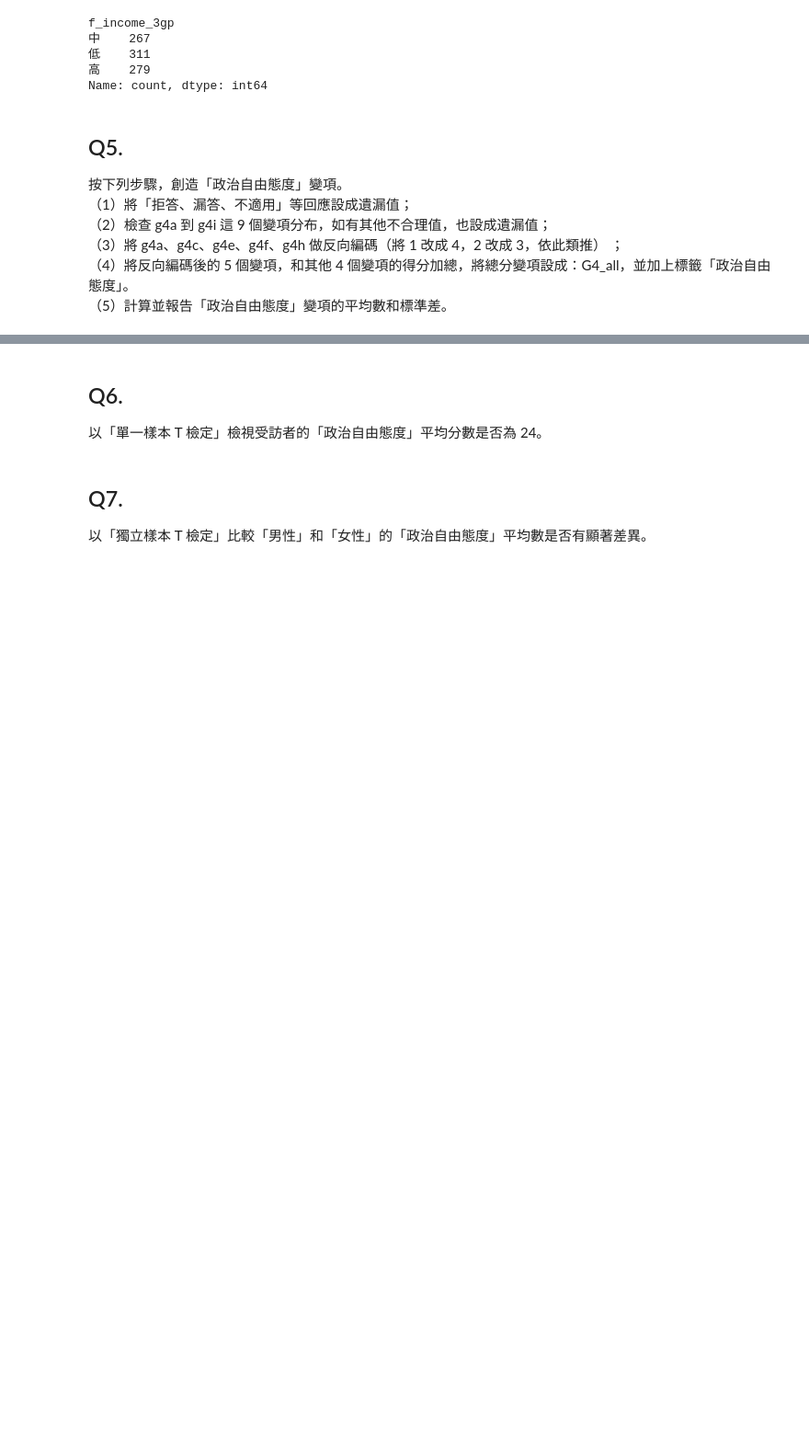
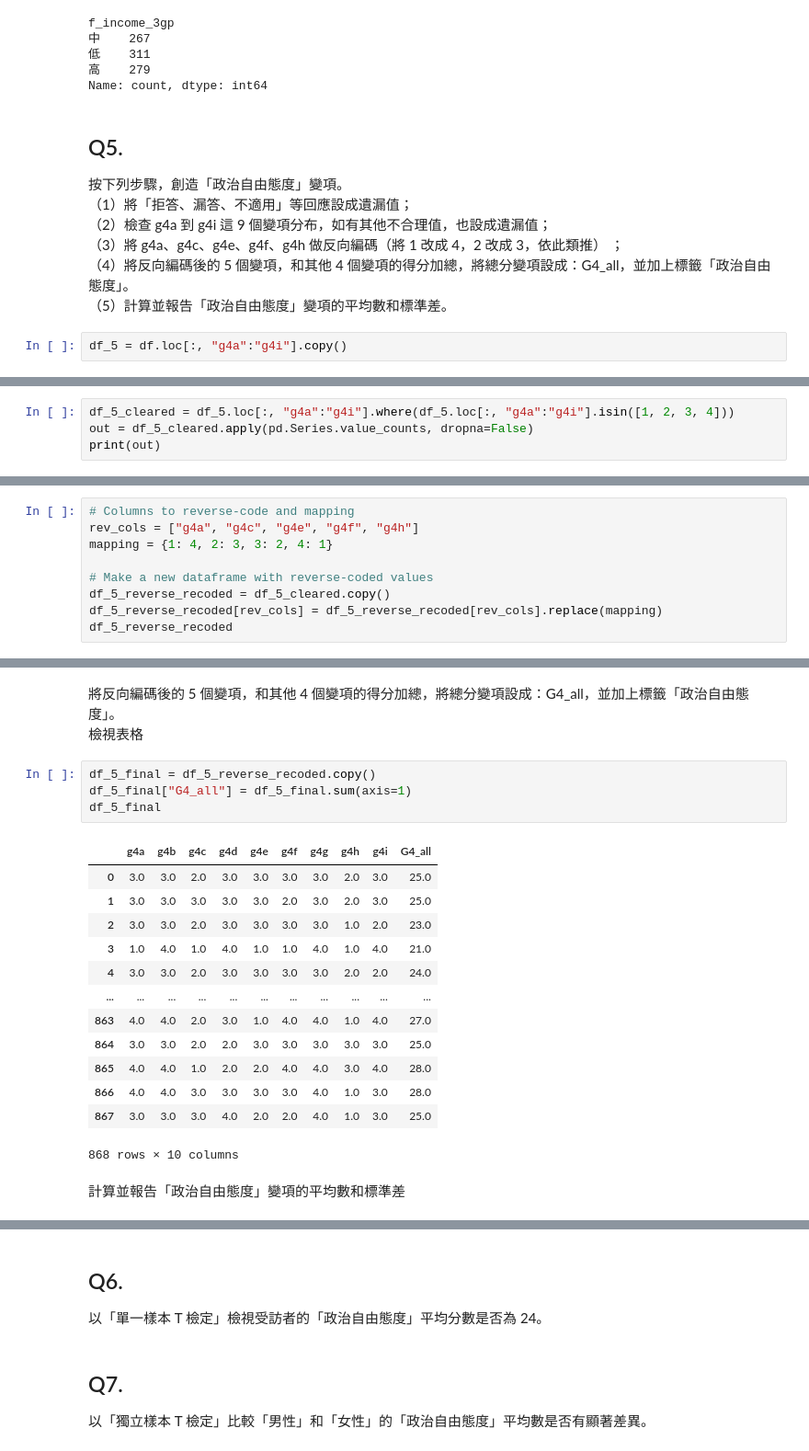
Before and after one commit to WendellLiu/ntpu-social-data-analysis, a Jupyter notebook: notebooks/midterm_1.ipynb, the cells around one changed output, grey strips where cells are left out. Shown: that part at 92% size. Cells and saved outputs as stored; diff of their text form; blank space fills up the shorter version.

```diff
--- a/notebooks/midterm_1.ipynb
+++ b/notebooks/midterm_1.ipynb
@@ -304,3 +296,5 @@ Name: count, dtype: int64
 （3）將 g4a、g4c、g4e、g4f、g4h 做反向編碼（將 1 改成 4，2 改成 3，依此類推） ；
 （4）將反向編碼後的 5 個變項，和其他 4 個變項的得分加總，將總分變項設成：G4_all，並加上標籤「政治自由態度」。
 （5）計算並報告「政治自由態度」變項的平均數和標準差。
+# %%
+df_5 = df.loc[:, "g4a":"g4i"].copy()
@@ -306,0 +317,4 @@ Name: count, dtype: int64
+# %%
+df_5_cleared = df_5.loc[:, "g4a":"g4i"].where(df_5.loc[:, "g4a":"g4i"].isin([1, 2, 3, 4]))
+out = df_5_cleared.apply(pd.Series.value_counts, dropna=False)
+print(out)
@@ -306,0 +330,9 @@ Name: count, dtype: int64
+# %%
+# Columns to reverse-code and mapping
+rev_cols = ["g4a", "g4c", "g4e", "g4f", "g4h"]
+mapping = {1: 4, 2: 3, 3: 2, 4: 1}
+
+# Make a new dataframe with reverse-coded values
+df_5_reverse_recoded = df_5_cleared.copy()
+df_5_reverse_recoded[rev_cols] = df_5_reverse_recoded[rev_cols].replace(mapping)
+df_5_reverse_recoded
@@ -306,0 +353,23 @@ Name: count, dtype: int64
+# %% [markdown]
+將反向編碼後的 5 個變項，和其他 4 個變項的得分加總，將總分變項設成：G4_all，並加上標籤「政治自由態度」。
+檢視表格
+# %%
+df_5_final = df_5_reverse_recoded.copy()
+df_5_final["G4_all"] = df_5_final.sum(axis=1)
+df_5_final
+# %% [output]
+|  | g4a | g4b | g4c | g4d | g4e | g4f | g4g | g4h | g4i | G4_all |
+| 0 | 3.0 | 3.0 | 2.0 | 3.0 | 3.0 | 3.0 | 3.0 | 2.0 | 3.0 | 25.0 |
+| 1 | 3.0 | 3.0 | 3.0 | 3.0 | 3.0 | 2.0 | 3.0 | 2.0 | 3.0 | 25.0 |
+| 2 | 3.0 | 3.0 | 2.0 | 3.0 | 3.0 | 3.0 | 3.0 | 1.0 | 2.0 | 23.0 |
+| 3 | 1.0 | 4.0 | 1.0 | 4.0 | 1.0 | 1.0 | 4.0 | 1.0 | 4.0 | 21.0 |
+| 4 | 3.0 | 3.0 | 2.0 | 3.0 | 3.0 | 3.0 | 3.0 | 2.0 | 2.0 | 24.0 |
+| ... | ... | ... | ... | ... | ... | ... | ... | ... | ... | ... |
+| 863 | 4.0 | 4.0 | 2.0 | 3.0 | 1.0 | 4.0 | 4.0 | 1.0 | 4.0 | 27.0 |
+| 864 | 3.0 | 3.0 | 2.0 | 2.0 | 3.0 | 3.0 | 3.0 | 3.0 | 3.0 | 25.0 |
+| 865 | 4.0 | 4.0 | 1.0 | 2.0 | 2.0 | 4.0 | 4.0 | 3.0 | 4.0 | 28.0 |
+| 866 | 4.0 | 4.0 | 3.0 | 3.0 | 3.0 | 3.0 | 4.0 | 1.0 | 3.0 | 28.0 |
+| 867 | 3.0 | 3.0 | 3.0 | 4.0 | 2.0 | 2.0 | 4.0 | 1.0 | 3.0 | 25.0 |
+868 rows × 10 columns
+# %% [markdown]
+計算並報告「政治自由態度」變項的平均數和標準差
```
Also changed, not shown: parts of 10 cells of this notebook.
